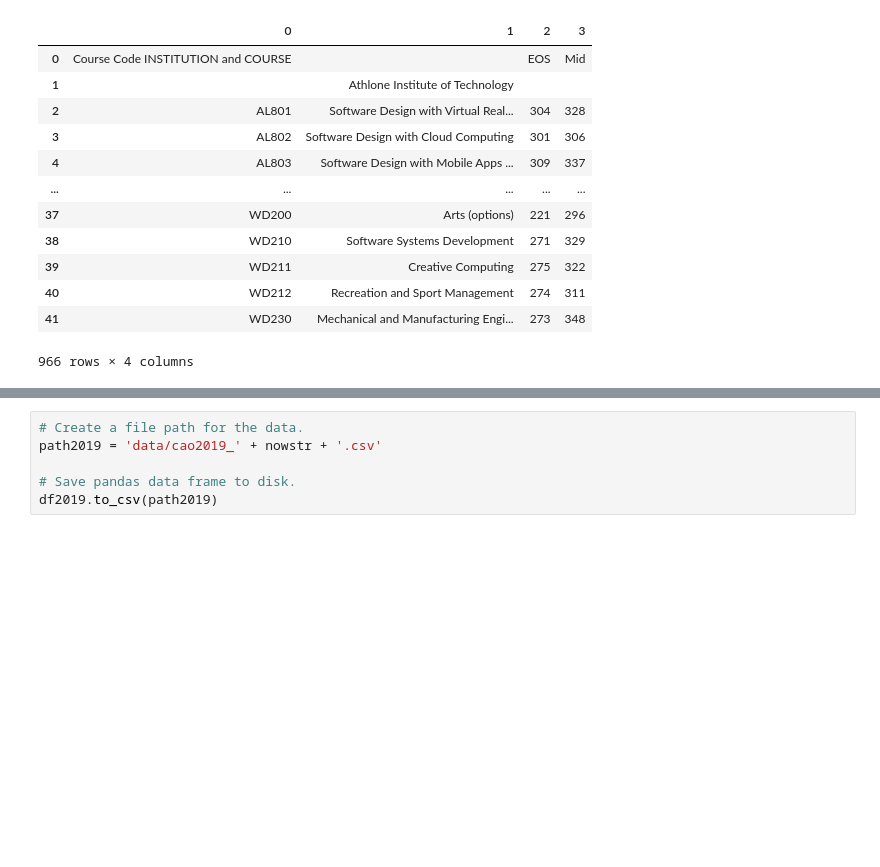
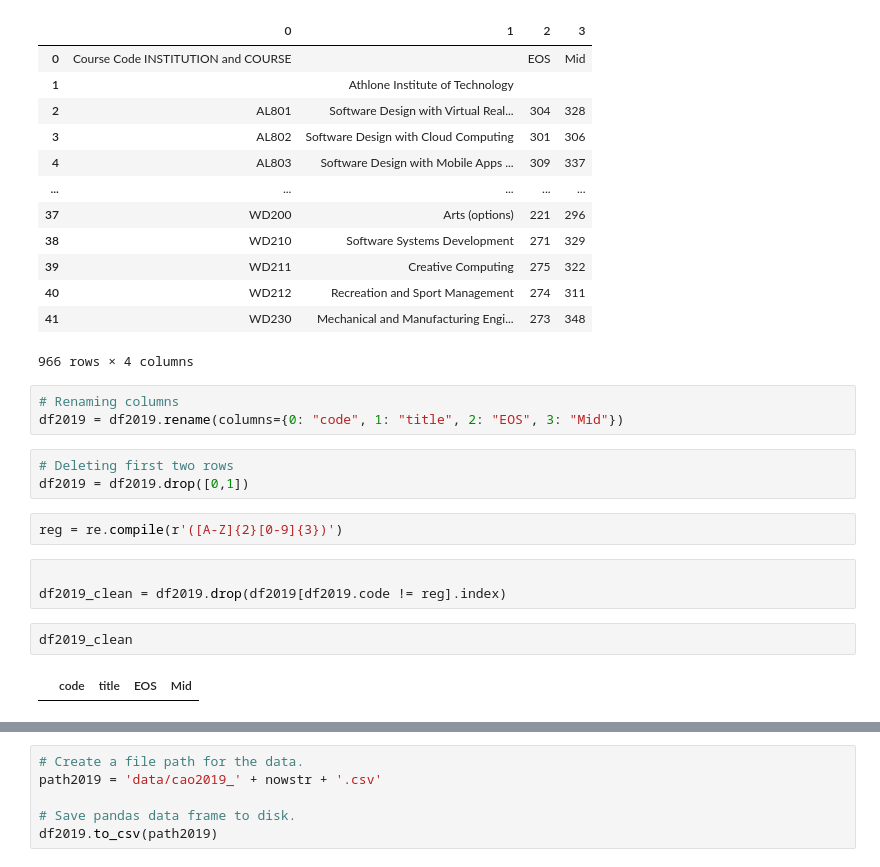
Before and after one commit to angelinka/Fundamentals-of-Data-Analysis, a Jupyter notebook: cao.ipynb, the cells around one changed output, grey strips where cells are left out. Cells and saved outputs as stored; diff of their text form; blank space fills up the shorter version.

```diff
--- a/cao.ipynb
+++ b/cao.ipynb
@@ -308,3 +329,18 @@ df2019
 | 40 | WD212 | Recreation and Sport Management | 274 | 311 |
 | 41 | WD230 | Mechanical and Manufacturing Engi... | 273 | 348 |
 966 rows × 4 columns
+# %%
+# Renaming columns
+df2019 = df2019.rename(columns={0: "code", 1: "title", 2: "EOS", 3: "Mid"})
+# %%
+# Deleting first two rows
+df2019 = df2019.drop([0,1])
+# %%
+reg = re.compile(r'([A-Z]{2}[0-9]{3})')
+# %%
+
+df2019_clean = df2019.drop(df2019[df2019.code != reg].index)
+# %%
+df2019_clean
+# %% [output]
+|  | code | title | EOS | Mid |
```
Also changed, not shown: parts of 14 cells of this notebook.
